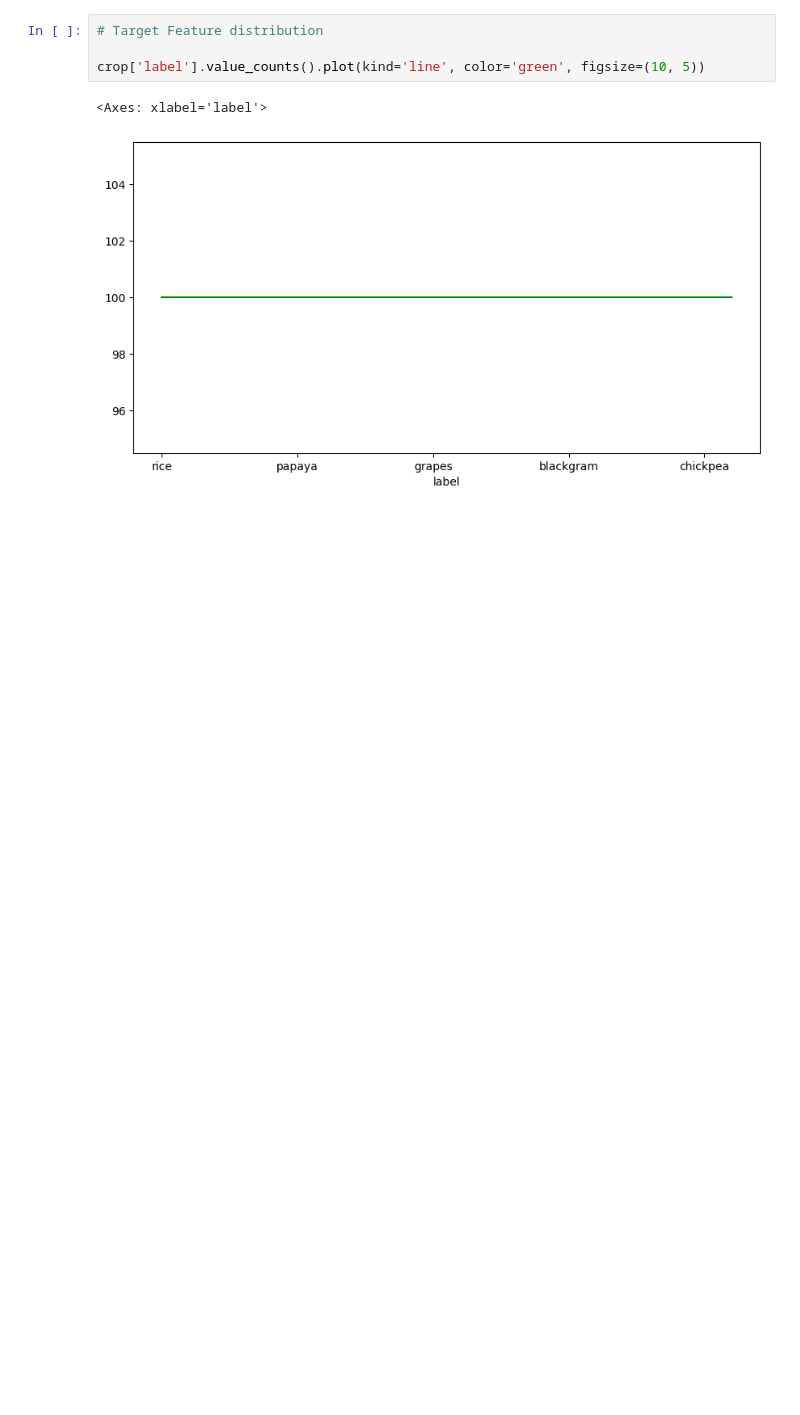
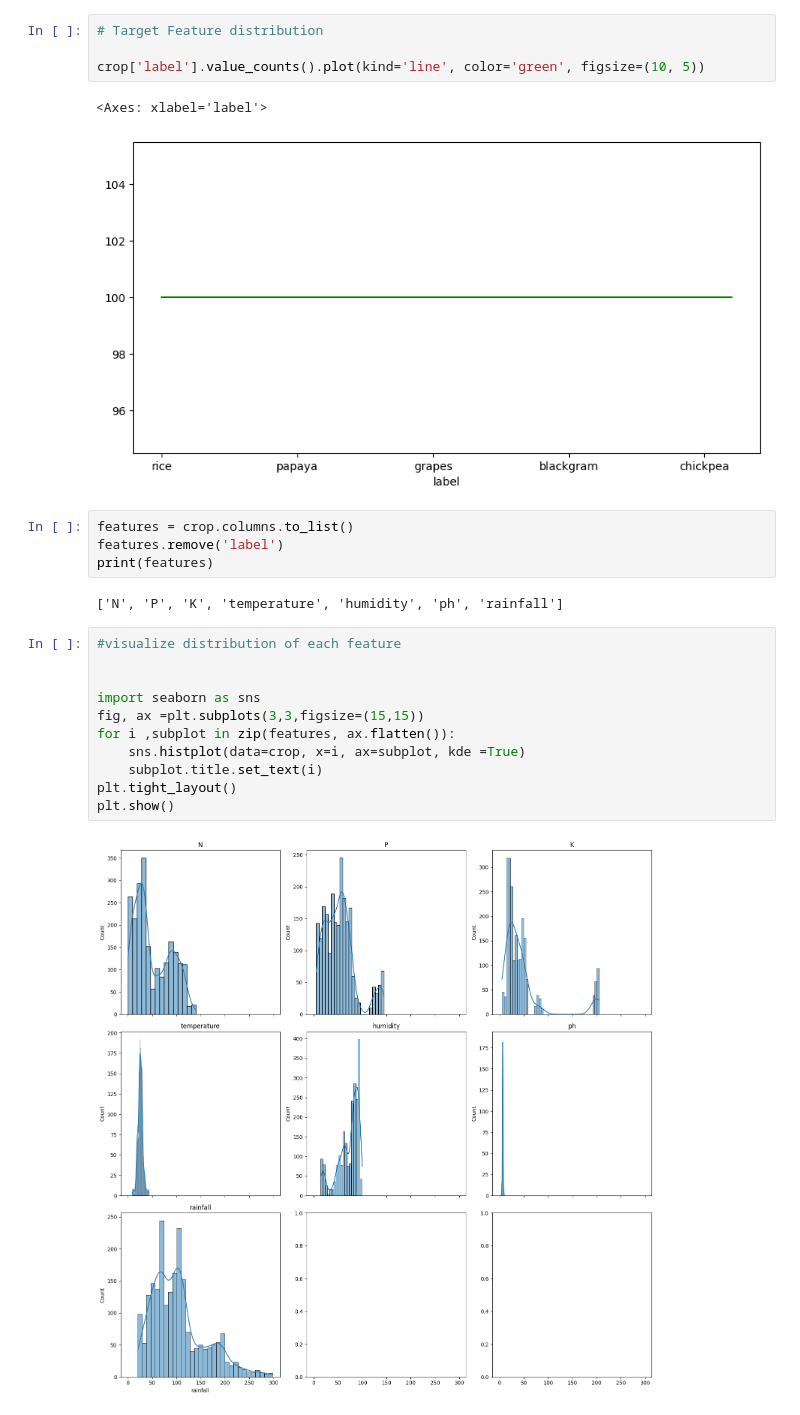
Before and after one commit to DKS2301/Crop-and-Fertilizer-Recommendation-System, a Jupyter notebook: crop.ipynb, the cells around one changed output. Saved outputs shown, nothing was run; the diff lists cells and outputs as text; blank space fills up the shorter version.

Commit message:
Week 2 Upadation on crop

```diff
--- a/crop.ipynb
+++ b/crop.ipynb
@@ -136,3 +163,22 @@ crop['label'].value_counts().plot(kind='line', color='green', figsize=(10, 5))
 # %% [output]
 <Axes: xlabel='label'>
 [figure]
+# %%
+features = crop.columns.to_list()
+features.remove('label')
+print(features)
+# %% [output]
+['N', 'P', 'K', 'temperature', 'humidity', 'ph', 'rainfall']
+# %%
+#visualize distribution of each feature
+
+
+import seaborn as sns
+fig, ax =plt.subplots(3,3,figsize=(15,15))
+for i ,subplot in zip(features, ax.flatten()):
+    sns.histplot(data=crop, x=i, ax=subplot, kde =True)
+    subplot.title.set_text(i)
+plt.tight_layout()
+plt.show()
+# %% [output]
+[figure, added]
```
Also changed, not shown: parts of 4 cells of this notebook.
